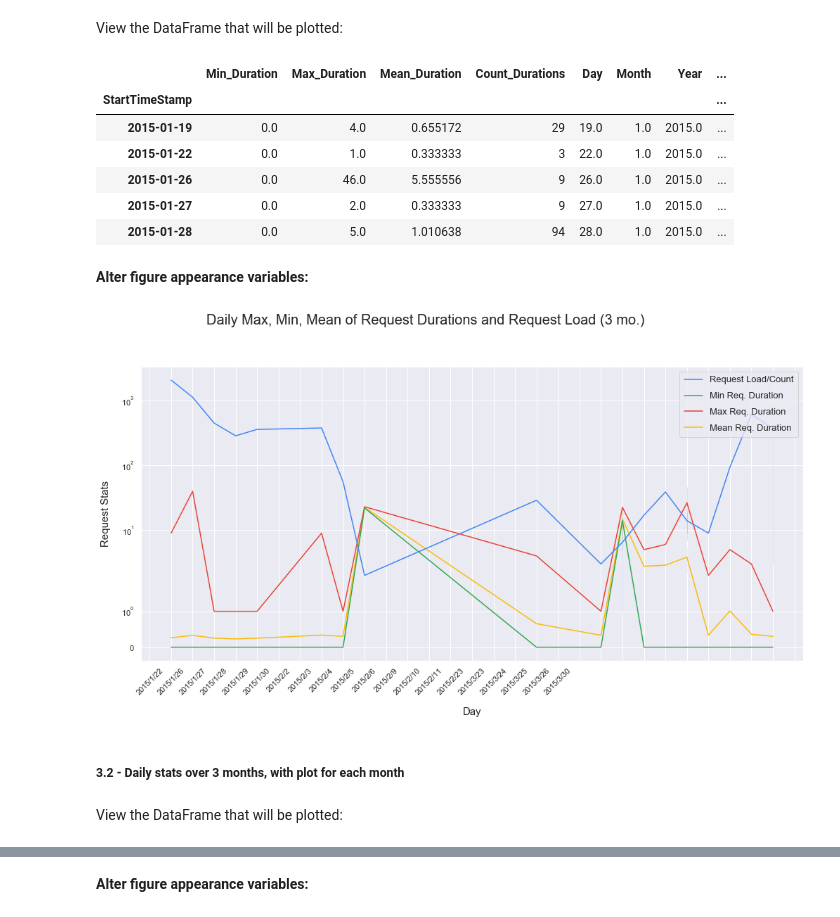
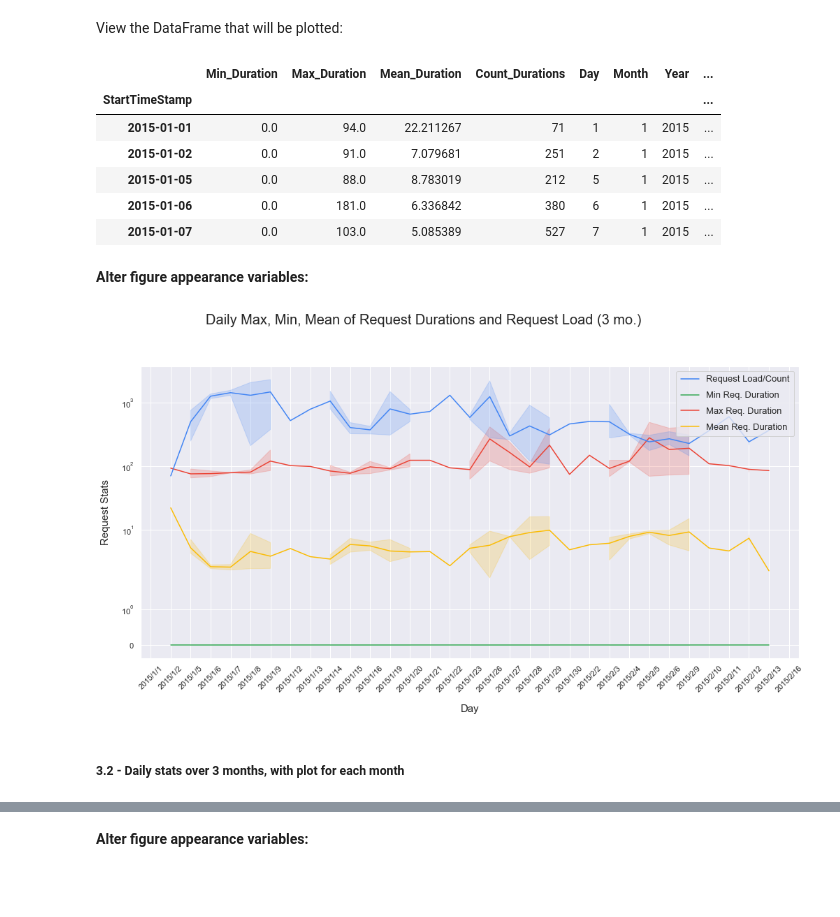
Before and after one commit to leilanihagen/interject-datacell-request-time-data-exploration, a Jupyter notebook: datacell_request_time_v2.ipynb, the cells around one changed output, grey strips where cells are left out. Cells and saved outputs as stored; diff of their text form; code cells hidden in the pictures; blank space fills up the shorter version.

```diff
--- a/datacell_request_time_v2.ipynb
+++ b/datacell_request_time_v2.ipynb
@@ -313,7 +317,7 @@ def set_year_name_axes_titles(axes_arr, dataframe, loc_str):
 # %% [markdown]
 ## Data filtration functions:
 # %%
-def drop_weekends(dataframe: pd.DataFrame) -> pd.DataFrame:
+def get_df_no_weekends(dataframe: pd.DataFrame) -> pd.DataFrame:
     '''
     Takes a dataframe (must contain a 'Weekday' column containing strings with weekday names) and returns a copy
     of that dataframe without any records observed on a weekend.
@@ -618,17 +636,13 @@ Consider eliminating months that we don't need in sql...
 # %% [markdown]
 Data prep:
 # %%
-def prep_base_data_sect_3(base_data_w_dates: pd.DataFrame, start_month: int, end_month: int, year: int, exclude_weekends: bool) -> list:
+def prep_base_data_sect_3(start_month: int, end_month: int, year: int, exclude_weekends: bool) -> pd.DataFrame:
 
     # Select only month and year specified:
-    month_filter = ( (base_data_w_dates['Month'] >= start_month) & (base_data_w_dates['Month'] <= end_month) & (base_data_w_dates['Year'] == year) ) # Boolean series
-    all_requests_3_mo = base_data_w_dates.where(month_filter)
-    all_requests_3_mo.dropna(inplace=True)
+    base_df_3 = get_df_requests_3_months(year, start_month, end_month)
 
     # Exclude weekends:
     if (exclude_weekends):
-        weekday_filter = ( (all_requests_3_mo['Weekday'] != 'Saturday') & (all_requests_3_mo['Weekday'] != 'Sunday') )
-        all_requests_3_mo.where(weekday_filter, inplace=True)
-        all_requests_3_mo.dropna(inplace=True)
+        base_df_3 = get_df_no_weekends(base_df_3)
 
-    return all_requests_3_mo
+    return base_df_3
@@ -975,10 +990,10 @@ Fine-tuning done...
 TO DO:
 -Apply month-naming function and add Axes titles.
 # %%
-def prep_daily_agg_data_sect_3(base_data_3_mo_w_dates: pd.DataFrame) -> pd.DataFrame:
+def prep_daily_data_3_3(base_data_3_mo: pd.DataFrame) -> pd.DataFrame:
 
     # Aggregate 'Duration' for min, max, count:
-    day_aggs = base_data_3_mo_w_dates.groupby(pd.Grouper(freq='D')).agg(
+    df_3_3 = base_data_3_mo.groupby(pd.Grouper(freq='D')).agg(
     Min_Duration=pd.NamedAgg(column='Duration', aggfunc='min'),
     Max_Duration=pd.NamedAgg(column='Duration', aggfunc='max'),
     Mean_Duration=pd.NamedAgg(column='Duration', aggfunc=np.mean),
@@ -988,40 +1003,42 @@ def prep_daily_agg_data_sect_3(base_data_3_mo_w_dates: pd.DataFrame) -> pd.DataF
     Year=pd.NamedAgg(column='Year', aggfunc='max')
     )
 
-    day_aggs.dropna(inplace=True)
+    df_3_3.dropna(inplace=True)
+
+    # Convert date columns to integers so that a) they take up less space and b) so that they work with "place_month_names_on_axes()"
+    df_3_3[['Day', 'Month', 'Year']] = df_3_3[['Day', 'Month', 'Year']].astype('int16')
 
     # Add a "Day_Label" column that can be used as a label for the plot, describing the month day of the datapoint:
-    day_aggs['Day_Label'] = day_aggs['Year'].astype(int).astype(str) + '/' + day_aggs['Month'].astype(int).astype(str) + '/' + day_aggs['Day'].astype(int).astype(str)
+    df_3_3['Day_Label'] = df_3_3['Year'].astype(str) + '/' + df_3_3['Month'].astype(str) + '/' + df_3_3['Day'].astype(str)
 
-    day_aggs.sort_values(by=['Month', 'Day'], inplace=True)
+    df_3_3.sort_values(by=['Month', 'Day'], inplace=True)
 
-    return day_aggs
+    return df_3_3
 # %% [markdown]
 ##### 3.3.1 - Daily stats over 3-months, in single plot
 # %% [markdown]
 **Load or reload data:**
 # %%
 # RUN THIS CELL TO RESET DATA:
-all_requests_3_mo = prep_base_data_sect_3(
-    all_requests_dates,
+requests_3_mo = prep_base_data_sect_3(
     start_month=1,
     end_month=3,
     year=2015,
     exclude_weekends=True)
 
-dur_stats_3_mo_day = prep_daily_agg_data_sect_3(all_requests_3_mo)
+daily_request_stats_3_mo = prep_daily_data_3_3(requests_3_mo)
 # %% [markdown]
 View the DataFrame that will be plotted:
 # %%
-dur_stats_3_mo_day.head()
+daily_request_stats_3_mo.head()
 # %% [output]
 |  | Min_Duration | Max_Duration | Mean_Duration | Count_Durations | Day | Month | Year | ... |
 | StartTimeStamp |  |  |  |  |  |  |  | ... |
-| 2015-01-19 | 0.0 | 4.0 | 0.655172 | 29 | 19.0 | 1.0 | 2015.0 | ... |
-| 2015-01-22 | 0.0 | 1.0 | 0.333333 | 3 | 22.0 | 1.0 | 2015.0 | ... |
-| 2015-01-26 | 0.0 | 46.0 | 5.555556 | 9 | 26.0 | 1.0 | 2015.0 | ... |
-| 2015-01-27 | 0.0 | 2.0 | 0.333333 | 9 | 27.0 | 1.0 | 2015.0 | ... |
-| 2015-01-28 | 0.0 | 5.0 | 1.010638 | 94 | 28.0 | 1.0 | 2015.0 | ... |
+| 2015-01-01 | 0.0 | 94.0 | 22.211267 | 71 | 1 | 1 | 2015 | ... |
+| 2015-01-02 | 0.0 | 91.0 | 7.079681 | 251 | 2 | 1 | 2015 | ... |
+| 2015-01-05 | 0.0 | 88.0 | 8.783019 | 212 | 5 | 1 | 2015 | ... |
+| 2015-01-06 | 0.0 | 181.0 | 6.336842 | 380 | 6 | 1 | 2015 | ... |
+| 2015-01-07 | 0.0 | 103.0 | 5.085389 | 527 | 7 | 1 | 2015 | ... |
 # %% [markdown]
 **Alter figure appearance variables:**
 # %%
@@ -1034,39 +1051,37 @@ count_line_color_3_3_1 = '#4285F4'
 # %%
 from matplotlib.ticker import IndexFormatter, MultipleLocator
 
 fig, ax = plt.subplots(figsize=(15,8))
 
-sns.lineplot(data=dur_stats_3_mo_day, x='Day', y='Mean_Duration', color=mean_line_color_3_3_1, ax=ax)
-sns.lineplot(data=dur_stats_3_mo_day, x='Day', y='Max_Duration', color=max_line_color_3_3_1, ax=ax)
-sns.lineplot(data=dur_stats_3_mo_day, x='Day', y='Min_Duration', color=min_line_color_3_3_1, ax=ax)
-sns.lineplot(data=dur_stats_3_mo_day, x='Day', y='Count_Durations', color=count_line_color_3_3_1, ax=ax)
+sns.lineplot(data=daily_request_stats_3_mo, x='Day', y='Mean_Duration', color=mean_line_color_3_3_1, ax=ax)
+sns.lineplot(data=daily_request_stats_3_mo, x='Day', y='Max_Duration', color=max_line_color_3_3_1, ax=ax)
+sns.lineplot(data=daily_request_stats_3_mo, x='Day', y='Min_Duration', color=min_line_color_3_3_1, ax=ax)
+sns.lineplot(data=daily_request_stats_3_mo, x='Day', y='Count_Durations', color=count_line_color_3_3_1, ax=ax)
 
 ax.set_ylabel('Request Stats', fontsize=15, labelpad=15)
 ax.set_xlabel('Day', fontsize=15, labelpad=15)
 
 ax.set(yscale='symlog')  # Retain zero values
 # ax.set_ylim(bottom=-0.25)  # 0 doesn't work...
 
 # grid.set_titles(fontsize=200)
 
 # grid.set_xticklabels('')
 
 fig.subplots_adjust(top=0.85, left=0.125, right=0.997, hspace=0.2)  # These are magic numbers, do not adjust.
 fig.suptitle('Daily Max, Min, Mean of Request Durations and Request Load (3 mo.)', fontsize=20)
 
 ax.legend(handles=(ax.lines[3], ax.lines[2], ax.lines[1], ax.lines[0]), labels=('Request Load/Count', 'Min Req. Duration', 'Max Req. Duration', 'Mean Req. Duration'), borderpad=0.5, labelspacing=0.8, fontsize=13, loc='upper right')
 
 # grid.axes[i].tick_params(axis='both', which='major', labelsize=15)
 # ax.set_xticklabels(longform_dur_stats_3_mon_by_day['Day_Label'])
 
 # ax.set_xticks(dur_stats_3_mo_day['Day'])
 ax.xaxis.set_major_locator(MultipleLocator(1))
-ax.xaxis.set_major_formatter(IndexFormatter(dur_stats_3_mo_day['Day_Label']))
+ax.xaxis.set_major_formatter(IndexFormatter(daily_request_stats_3_mo['Day_Label']))
 
 ax.tick_params(axis='x', rotation=45)
 # %% [output]
-[figure, old version]
+[figure, new version]
 # %% [markdown]
 ##### 3.2 - Daily stats over 3 months, with plot for each month
-# %% [markdown]
-View the DataFrame that will be plotted:
```
Also changed, not shown: parts of 45 cells of this notebook.
